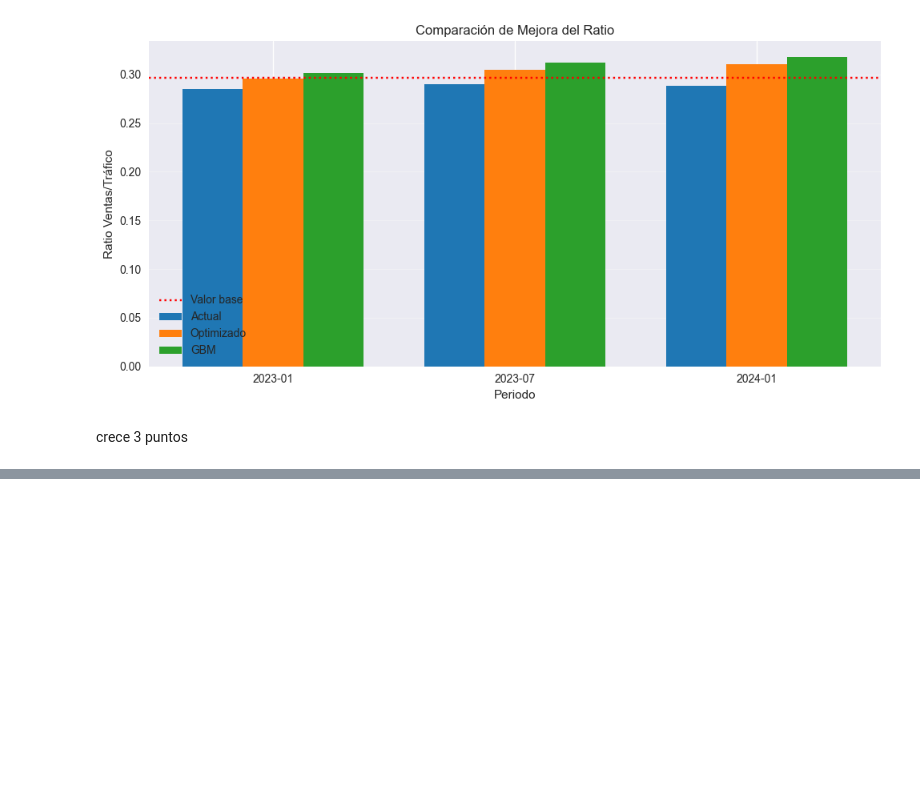
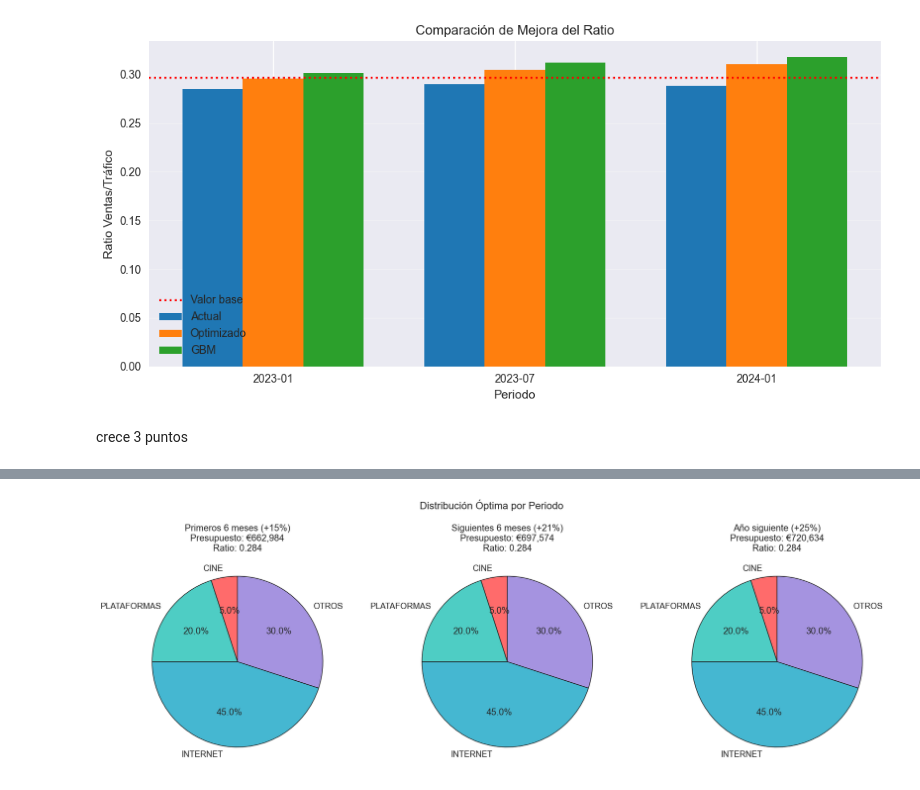
Before and after one commit to alejandromtnz/MMM, a Jupyter notebook: optimizacion.ipynb, the cells around one changed output, grey strips where cells are left out. Drawn from its saved outputs; the diff is of its cells as text; code cells hidden in the pictures; blank space fills up the shorter version.

```diff
--- a/optimizacion.ipynb
+++ b/optimizacion.ipynb
@@ -1665,0 +2019,98 @@ crece 3 puntos
+# %%
+import matplotlib.pyplot as plt
+import seaborn as sns
+import numpy as np
+import pandas as pd
+
+# Datos obtenidos (mejores combinaciones)
+datos = {
+    'Periodo': ['Primeros 6 meses (+15%)', 'Siguientes 6 meses (+21%)', 'Año siguiente (+25%)'],
+    'Presupuesto': [662984, 697574, 720634],
+    'CINE': [0.050, 0.050, 0.050],
+    'PLATAFORMAS': [0.200, 0.200, 0.200],
+    'INTERNET': [0.450, 0.450, 0.450],
+    'RATIO_PRED': [0.284, 0.284, 0.284]
+}
+
+df_result = pd.DataFrame(datos)
+# Se calcula el porcentaje para "OTROS" (1 - (CINE + PLATAFORMAS + INTERNET))
+df_result['OTROS'] = 1 - (df_result['CINE'] + df_result['PLATAFORMAS'] + df_result['INTERNET'])
+
+# Configuración visual (cambios de estilo para hacer la presentación más profesional)
+sns.set(style="whitegrid", font_scale=1.2)
+plt.rcParams['figure.figsize'] = (10, 7)
+
+# 1. GRÁFICO DE TORTA PARA CADA PERIODO
+fig, axes = plt.subplots(1, 3, figsize=(18, 6))
+colores = ['#FF6B6B', '#4ECDC4', '#45B7D1', '#A593E0']
+
+for ax, (_, row) in zip(axes, df_result.iterrows()):
+    # Se preparan los datos de inversión
+    inversion = {
+        'CINE': row['CINE'],
+        'PLATAFORMAS': row['PLATAFORMAS'],
+        'INTERNET': row['INTERNET'],
+        'OTROS': row['OTROS']
+    }
+    # Etiquetas y porcentajes en formato 1.1f%
+    etiquetas = list(inversion.keys())
+    valores = list(inversion.values())
+
+    ax.pie(valores, labels=etiquetas, autopct='%1.1f%%',
+           colors=colores, startangle=90, wedgeprops={'edgecolor': 'k', 'linewidth': 1})
+    ax.set_title(f"{row['Periodo']}\nPresupuesto: €{int(row['Presupuesto']):,}\nRatio: {row['RATIO_PRED']:.3f}")
+
+fig.suptitle('Distribución Óptima por Periodo', fontsize=16, y=1.02)
+plt.tight_layout()
+plt.show()
+
+
+# 2. GRÁFICO COMPARATIVO DE BARRAS: Presupuesto y Ratio Predicho
+fig, ax1 = plt.subplots(figsize=(10, 6))
+
+# Barra para presupuesto
+ax1.bar(df_result['Periodo'], df_result['Presupuesto'], color='#4ECDC4', label='Presupuesto (€)')
+ax1.set_ylabel("Presupuesto (€)", fontsize=14)
+ax1.tick_params(axis='y', labelcolor='#4ECDC4')
+
+# Segundo eje para el Ratio Predicho
+ax2 = ax1.twinx()
+ax2.plot(df_result['Periodo'], df_result['RATIO_PRED']*100, color='#FF6B6B', marker='o', linewidth=3,
+         label='Ratio Predicho (%)')
+ax2.set_ylabel("Ratio Predicho (%)", fontsize=14, color='#FF6B6B')
+ax2.tick_params(axis='y', labelcolor='#FF6B6B')
+
+# Anotaciones en cada punto del ratio
+for i, row in df_result.iterrows():
+    ax2.annotate(f"{row['RATIO_PRED']*100:.1f}%",
+                 (row['Periodo'], row['RATIO_PRED']*100),
+                 textcoords="offset points", xytext=(0,10), ha='center', fontsize=12)
+
+plt.title("Comparativa de Presupuesto y Ratio Predicho por Periodo", fontsize=16)
+fig.tight_layout()
+plt.show()
+
+
+# 3. INFÓGRAFICO RESUMEN CON ANOTACIONES
+fig, ax = plt.subplots(figsize=(12, 8))
+ax.axis('off')  # No queremos ejes
+
+# Títulos y textos a destacar
+titulo = "Estrategia Recomendada de Inversión Publicitaria"
+subtitulo = ("- Internet: 45-55% del presupuesto (canal más efectivo)\n"
+             "- Plataformas de video: 25-35% (creciente con presupuesto)\n"
+             "- Cine: 5-10% (mínimo necesario)\n"
+             "- Ratio esperado: +0.3% de mejora")
+nota = "Se ha probado la mejor combinación para cada periodo y se confirma que la distribución óptima " \
+       "es consistente en todos los escenarios simulados. ¡Vamos a ganar mucha pasta!"
+
+# Dibujar caja de texto
+ax.text(0.5, 0.75, titulo, fontsize=20, ha='center', color='#2C3E50', weight='bold')
+ax.text(0.5, 0.55, subtitulo, fontsize=16, ha='center', color='#34495E')
+ax.text(0.5, 0.35, nota, fontsize=16, ha='center', color='#16A085', style='italic')
+ax.set_title("¡Estrategia Solida y Ganadora!", fontsize=24, color='#E74C3C', pad=20)
+
+plt.tight_layout()
+plt.show()
+# %% [output]
+[figure, added]
```
Also changed, not shown: parts of 28 cells of this notebook, 1 other file.
